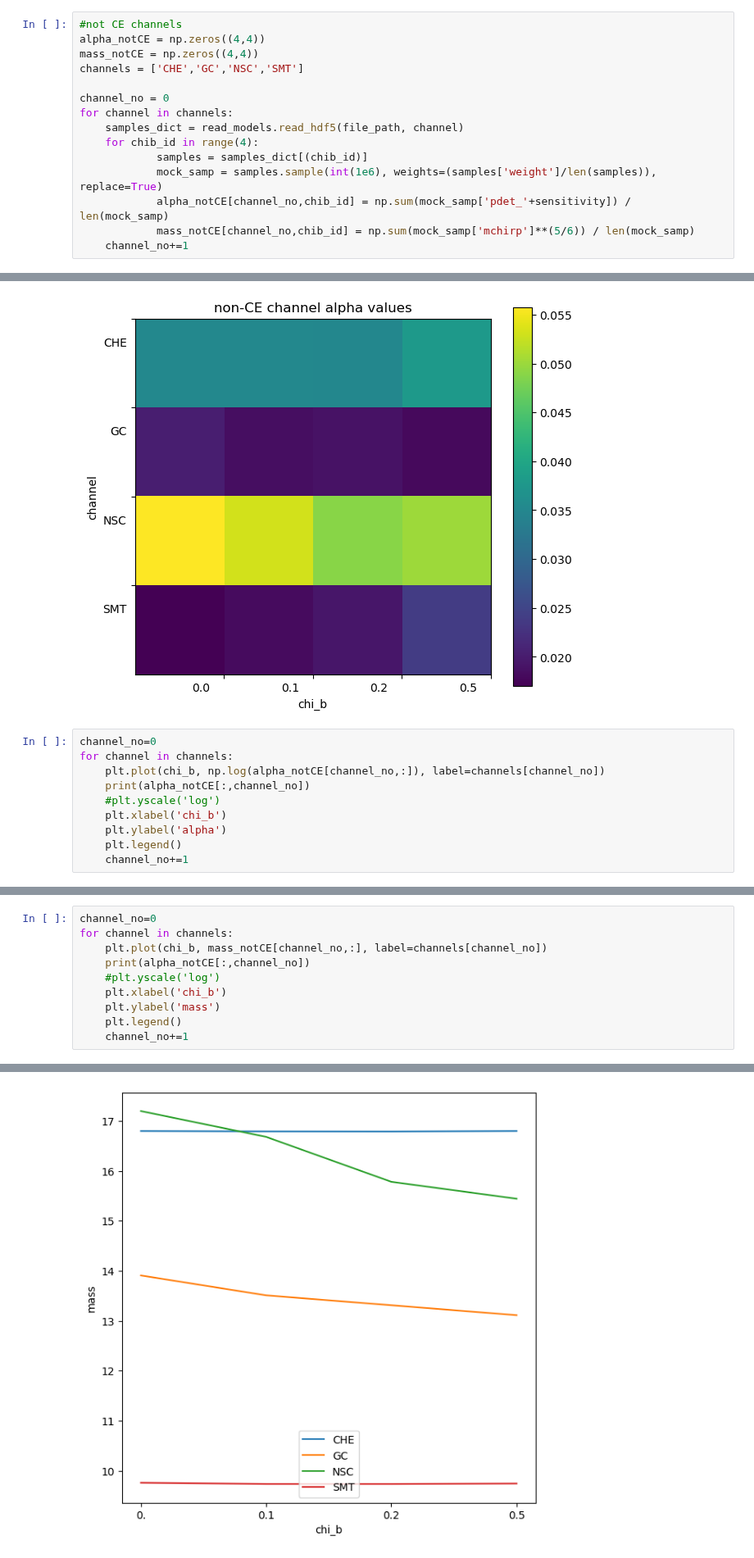
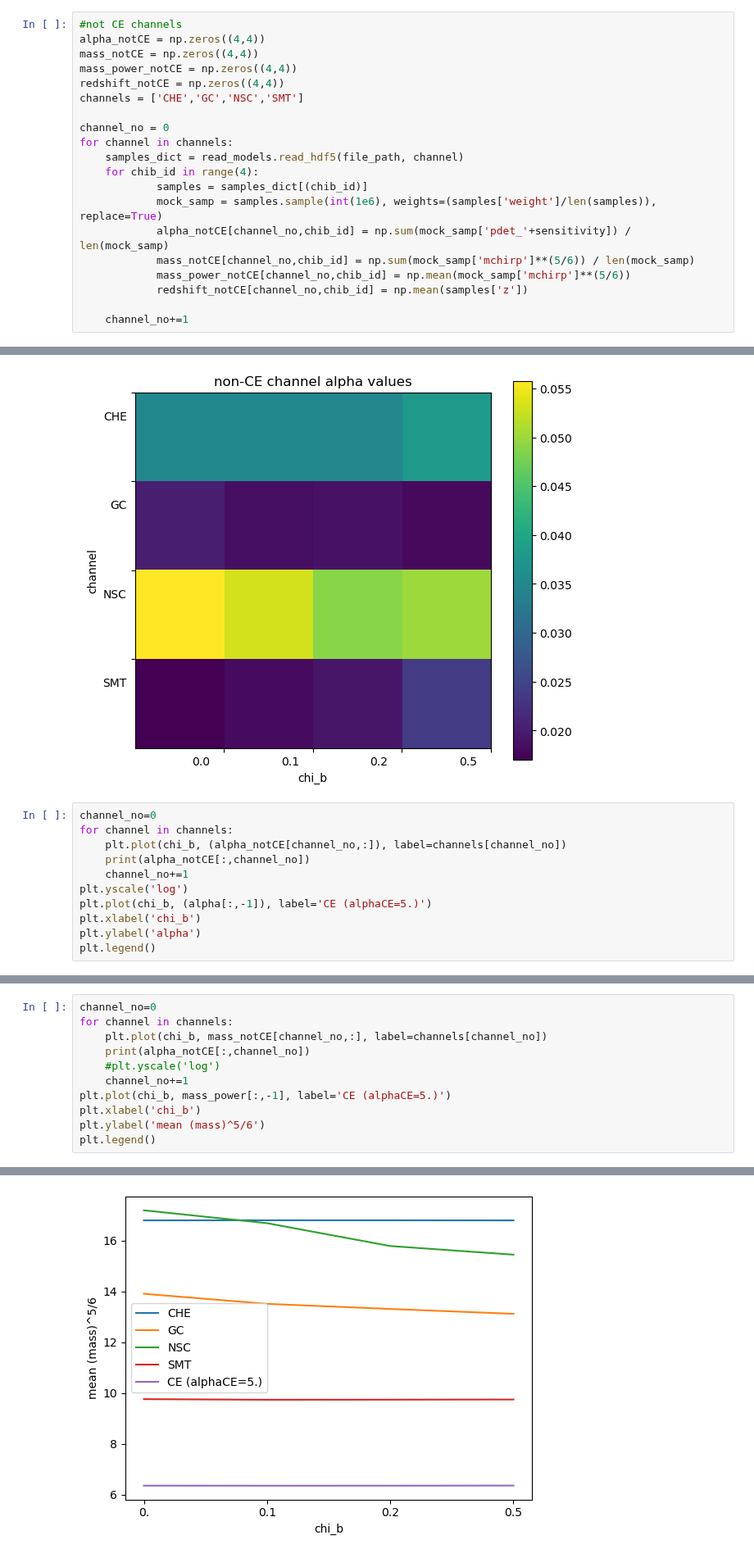
Before and after one commit to scolloms/AMAZE_model_selection, a Jupyter notebook: testing_notebooks/alpha_sensitivity_interp.ipynb, the cells around one changed output, grey strips where cells are left out. Shown at 82% size. Saved outputs shown, nothing was run; the diff lists cells and outputs as text.

```diff
--- a/testing_notebooks/alpha_sensitivity_interp.ipynb
+++ b/testing_notebooks/alpha_sensitivity_interp.ipynb
@@ -255,6 +246,8 @@ plt.show()"""
 #not CE channels
 alpha_notCE = np.zeros((4,4))
 mass_notCE = np.zeros((4,4))
+mass_power_notCE = np.zeros((4,4))
+redshift_notCE = np.zeros((4,4))
 channels = ['CHE','GC','NSC','SMT']
 
 channel_no = 0
@@ -265,6 +258,9 @@ for channel in channels:
             mock_samp = samples.sample(int(1e6), weights=(samples['weight']/len(samples)), replace=True)
             alpha_notCE[channel_no,chib_id] = np.sum(mock_samp['pdet_'+sensitivity]) / len(mock_samp)
             mass_notCE[channel_no,chib_id] = np.sum(mock_samp['mchirp']**(5/6)) / len(mock_samp)
+            mass_power_notCE[channel_no,chib_id] = np.mean(mock_samp['mchirp']**(5/6))
+            redshift_notCE[channel_no,chib_id] = np.mean(samples['z'])
+
     channel_no+=1
 # %%
 #plot not CE channels
@@ -294,11 +290,12 @@ for label in ax.xaxis.get_ticklabels():
 # %%
 channel_no=0
 for channel in channels:
-    plt.plot(chi_b, np.log(alpha_notCE[channel_no,:]), label=channels[channel_no])
+    plt.plot(chi_b, (alpha_notCE[channel_no,:]), label=channels[channel_no])
     print(alpha_notCE[:,channel_no])
-    #plt.yscale('log')
-    plt.xlabel('chi_b')
-    plt.ylabel('alpha')
-    plt.legend()
     channel_no+=1
+plt.yscale('log')
+plt.plot(chi_b, (alpha[:,-1]), label='CE (alphaCE=5.)')
+plt.xlabel('chi_b')
+plt.ylabel('alpha')
+plt.legend()
 # %% [output]
@@ -313,8 +311,9 @@ for channel in channels:
     plt.plot(chi_b, mass_notCE[channel_no,:], label=channels[channel_no])
     print(alpha_notCE[:,channel_no])
     #plt.yscale('log')
-    plt.xlabel('chi_b')
-    plt.ylabel('mass')
-    plt.legend()
     channel_no+=1
+plt.plot(chi_b, mass_power[:,-1], label='CE (alphaCE=5.)')
+plt.xlabel('chi_b')
+plt.ylabel('mean (mass)^5/6')
+plt.legend()
 # %% [output]
@@ -325 +325 @@ for channel in channels:
-[figure, old version]
+[figure, new version]
```
Also changed, not shown: parts of 7 cells of this notebook.
